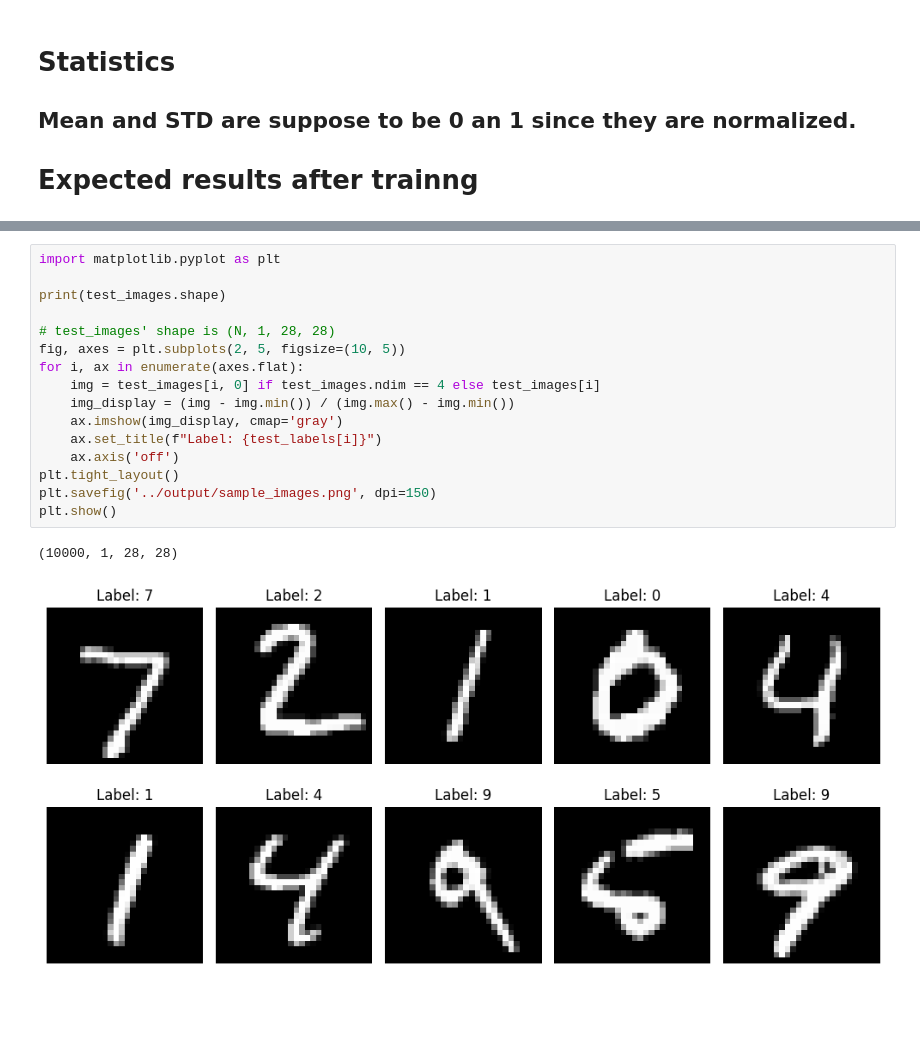
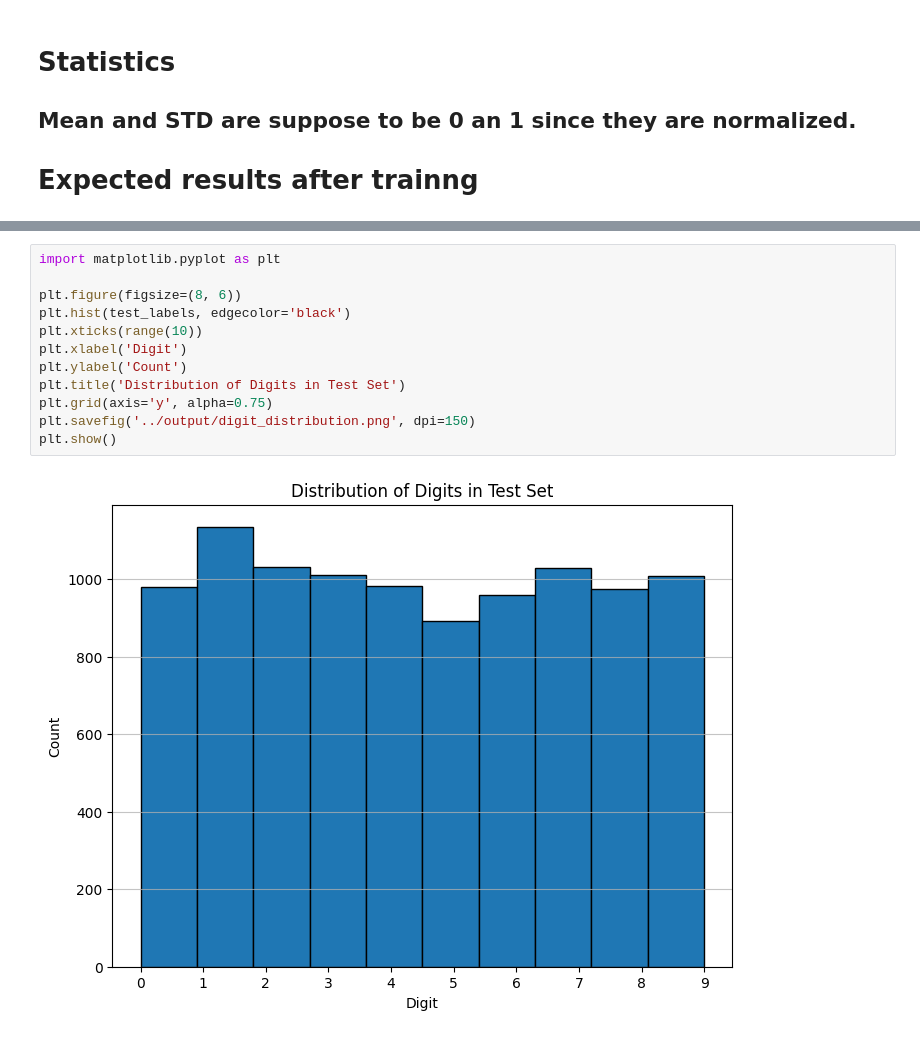
Before and after one commit to ebuitragod/mnist_bootstraping, a Jupyter notebook: app/src/exploring.ipynb, the cells around one changed output, grey strips where cells are left out. Cells and saved outputs as stored; diff of their text form; blank space fills up the shorter version.

Commit message:
Add jupyter notebook that allows me to test code. Initially checking out the MNIST dataset.

```diff
--- a/app/src/exploring.ipynb
+++ b/app/src/exploring.ipynb
@@ -126,19 +125,14 @@ Distribution in TEST:
-# %%
-import matplotlib.pyplot as plt
-
-print(test_images.shape)
-
-# test_images' shape is (N, 1, 28, 28)
-fig, axes = plt.subplots(2, 5, figsize=(10, 5))
-for i, ax in enumerate(axes.flat):
-    img = test_images[i, 0] if test_images.ndim == 4 else test_images[i]
-    img_display = (img - img.min()) / (img.max() - img.min())
-    ax.imshow(img_display, cmap='gray')
-    ax.set_title(f"Label: {test_labels[i]}")
-    ax.axis('off')
-plt.tight_layout()
-plt.savefig('../output/sample_images.png', dpi=150)
-plt.show()
-# %% [output]
-(10000, 1, 28, 28)
-[figure, removed]
+# %%
+import matplotlib.pyplot as plt
+
+plt.figure(figsize=(8, 6))
+plt.hist(test_labels, edgecolor='black')
+plt.xticks(range(10))
+plt.xlabel('Digit')
+plt.ylabel('Count')
+plt.title('Distribution of Digits in Test Set')
+plt.grid(axis='y', alpha=0.75)
+plt.savefig('../output/digit_distribution.png', dpi=150)
+plt.show()
+# %% [output]
+[figure, added]
```
Also changed, not shown: parts of 5 cells of this notebook, 4 other files.
